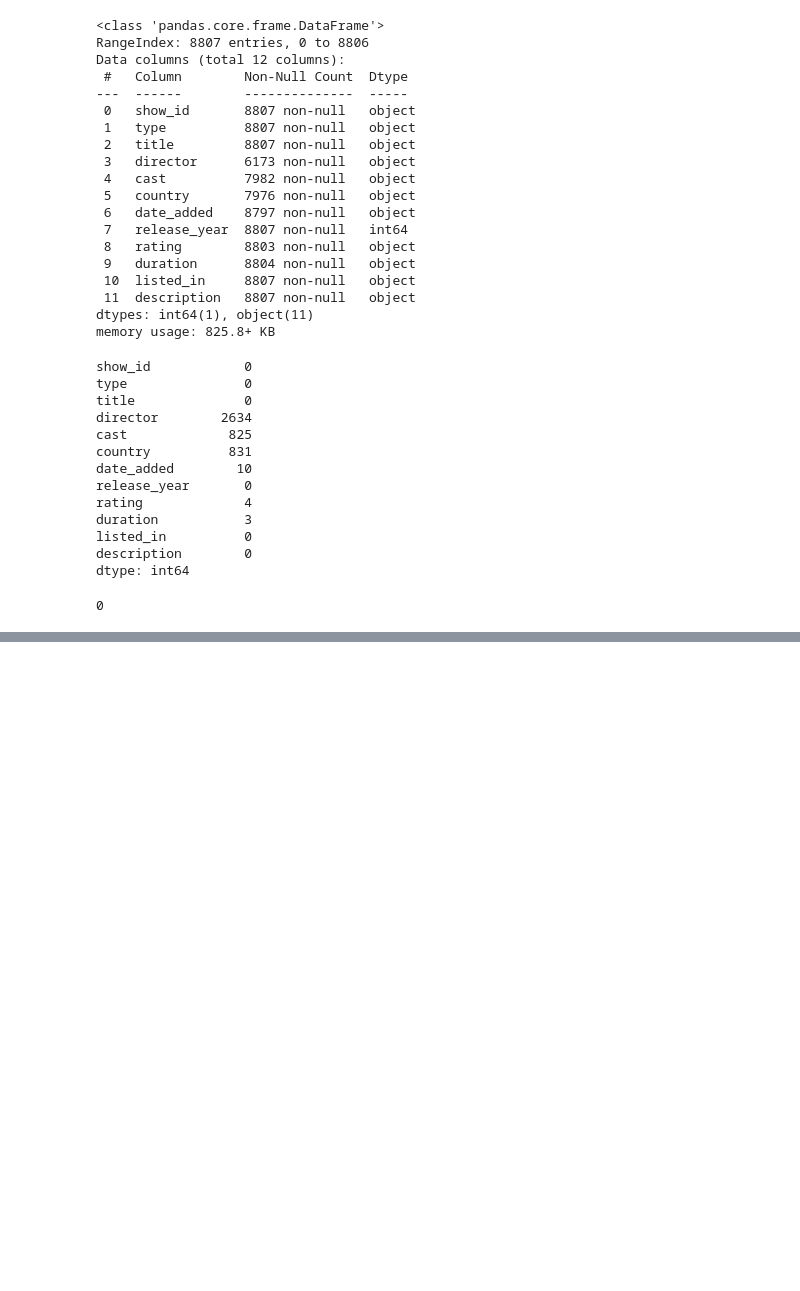
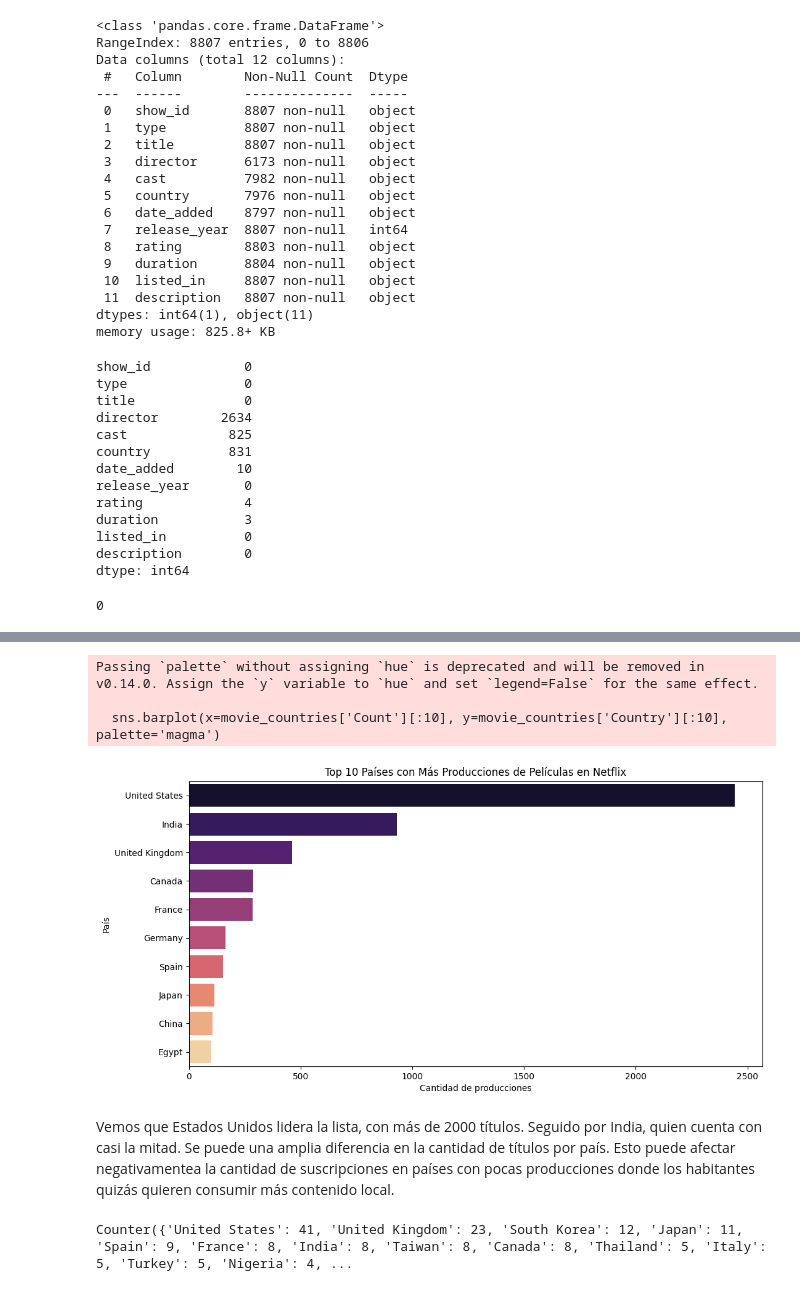
Before and after one commit to sbkrz/netflix_movies, a Jupyter notebook: EDA.ipynb, the cells around one changed output, grey strips where cells are left out. Cells and saved outputs as stored; diff of their text form; code cells hidden in the pictures; blank space fills up the shorter version.

```diff
--- a/EDA.ipynb
+++ b/EDA.ipynb
@@ -58,0 +229,6 @@ titles.duplicated().sum()
+# %%
+#Repito lo que realicé anteriormente para géneros, guardando los países en un DF nuevo:
+all_movie_countries = movies['country'].dropna().str.split(', ').explode()
+# %%
+movie_country_counts = Counter(all_movie_countries)
+print(movie_country_counts)
@@ -58,0 +237,2 @@ titles.duplicated().sum()
+# %%
+movie_countries = pd.DataFrame(movie_country_counts.items(), columns=['Country', 'Count']).sort_values(by='Count', ascending=False)
@@ -58,0 +253,14 @@ titles.duplicated().sum()
+# %%
+plt.figure(figsize=(12,6))
+sns.barplot(x=movie_countries['Count'][:10], y=movie_countries['Country'][:10], palette='magma')
+plt.xlabel("Cantidad de producciones")
+plt.ylabel("País")
+plt.title("Top 10 Países con Más Producciones de Películas en Netflix")
+plt.show()
+# %% [output]
+Passing `palette` without assigning `hue` is deprecated and will be removed in v0.14.0. Assign the `y` variable to `hue` and set `legend=False` for the same effect.
+
+  sns.barplot(x=movie_countries['Count'][:10], y=movie_countries['Country'][:10], palette='magma')
+[figure, added]
+# %% [markdown]
+Vemos que Estados Unidos lidera la lista, con más de 2000 títulos. Seguido por India, quien cuenta con casi la mitad. Se puede una amplia diferencia en la cantidad de títulos por país. Esto puede afectar negativamentea la cantidad de suscripciones en países con pocas producciones donde los habitantes quizás quieren consumir más contenido local.
@@ -58,0 +270,5 @@ titles.duplicated().sum()
+# %%
+show_country_counts = Counter(all_show_countries)
+print(show_country_counts)
+# %% [output]
+Counter({'United States': 41, 'United Kingdom': 23, 'South Korea': 12, 'Japan': 11, 'Spain': 9, 'France': 8, 'India': 8, 'Taiwan': 8, 'Canada': 8, 'Thailand': 5, 'Italy': 5, 'Turkey': 5, 'Nigeria': 4, ...
```
Also changed, not shown: parts of 51 cells of this notebook, 1 other file.
